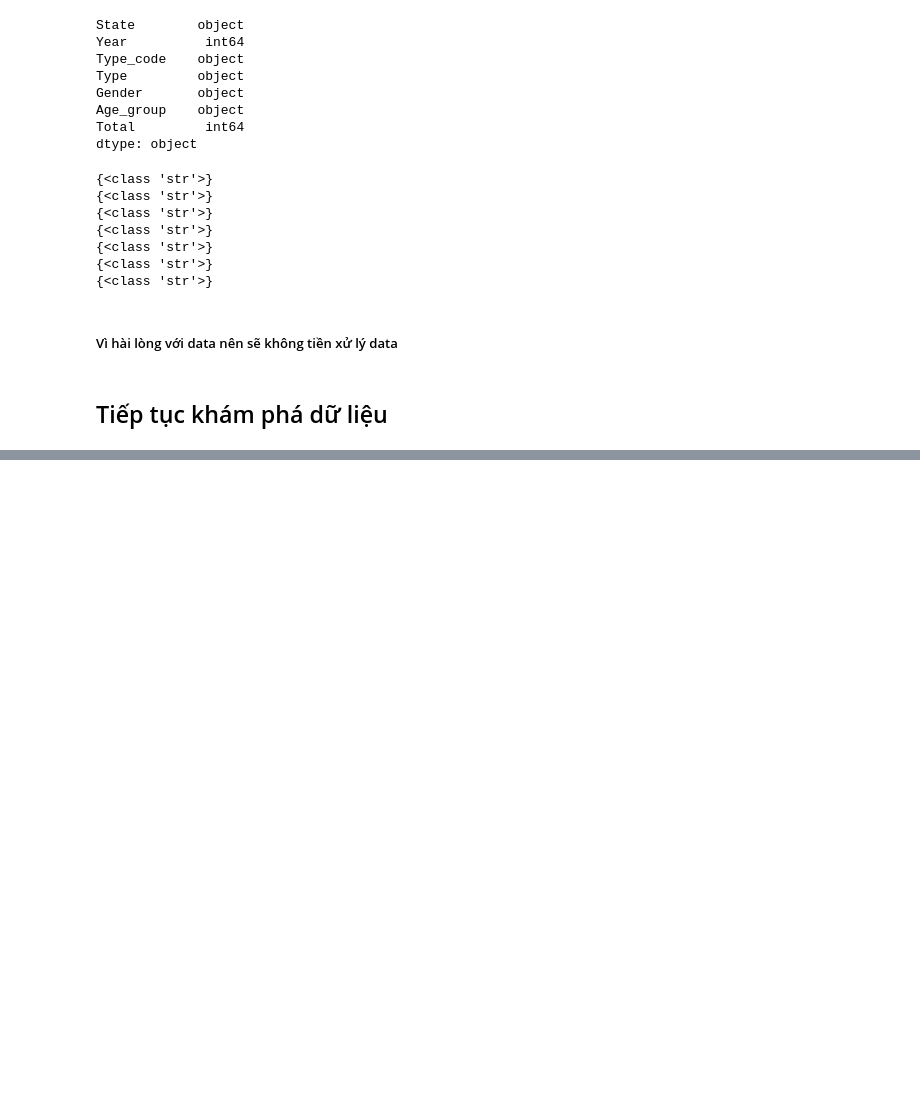
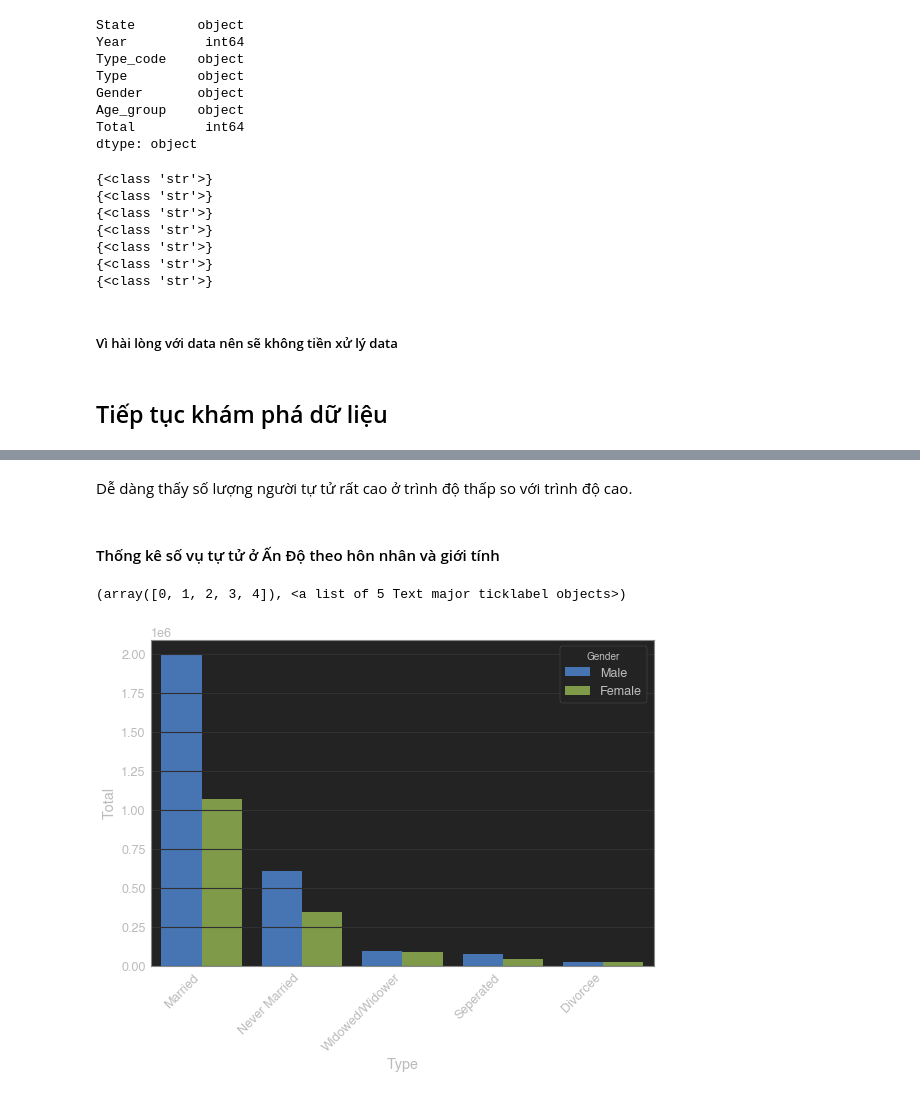
Before and after one commit to minhtamos/DataScienceFinalProject, a Jupyter notebook: 1712746-NguyenMinhTam.ipynb, the cells around one changed output, grey strips where cells are left out. Cells and saved outputs as stored; diff of their text form; code cells hidden in the pictures; blank space fills up the shorter version.

```diff
--- a/1712746-NguyenMinhTam.ipynb
+++ b/1712746-NguyenMinhTam.ipynb
@@ -83,0 +120,12 @@ State, Year, Gender, Age_group
+# %% [markdown]
+Dễ dàng thấy số lượng người tự tử rất cao ở trình độ thấp so với trình độ cao.
+# %% [markdown]
+#### Thống kê số vụ tự tử ở Ấn Độ theo hôn nhân và giới tính
+# %%
+plt.figure(figsize=(9,6))
+socialSort = socialDf.groupby(['Type','Gender'],as_index=False).sum().sort_values('Total',ascending=False)
+sns.barplot(x='Type',y='Total',data=socialSort,hue='Gender')
+plt.xticks(rotation=45,ha='right')
+# %% [output]
+(array([0, 1, 2, 3, 4]), <a list of 5 Text major ticklabel objects>)
+[figure, added]
```
Also changed, not shown: parts of 19 cells of this notebook.
